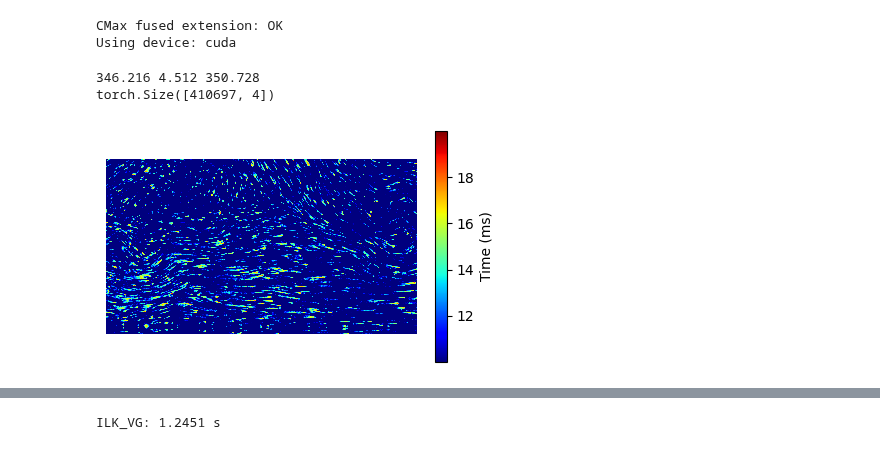
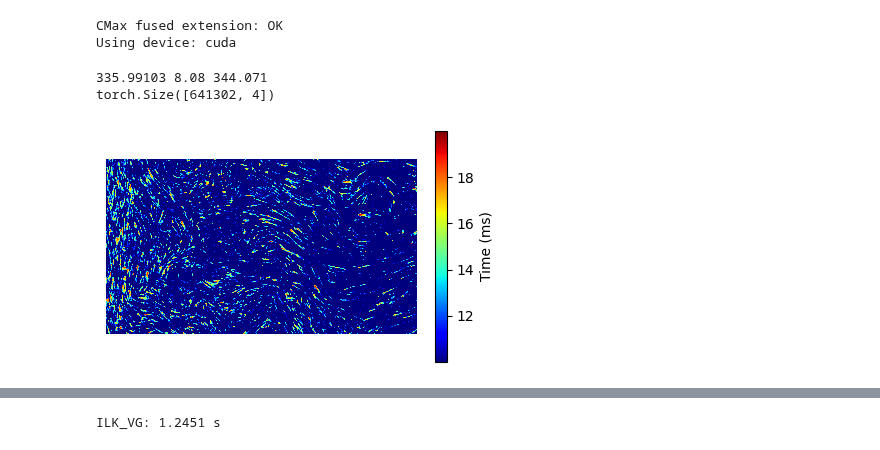
Before and after one commit to tingyu-art/AffineGS, a Jupyter notebook: EXP3.ipynb, the cells around one changed output, grey strips where cells are left out. Drawn from its saved outputs; the diff is of its cells as text; code cells hidden in the pictures.

```diff
--- a/EXP3.ipynb
+++ b/EXP3.ipynb
@@ -22,33 +22,33 @@ from gaussian_flow.training import run_gaussian_flow
 CMax fused extension: OK
 Using device: cuda
 # %%
-flow_index = 0
+flow_index = 1
 flow_names = ["ebiv","water"]
 
 cases = [
     Dict(source_type="real", path="./data/real_old/ebiv_wallflow4_dense.h5"),
     Dict(source_type="evk5", path="./data/nn1.hdf5")
 ]
 
 flow_cbar_cfgs = {
     0: dict(v_min=0.0, v_max=4.0, cbar_ticks=[0.0, 1.0, 2.0, 3.0, 4.0]),
     1: dict(v_min=0.0, v_max=2.0, cbar_ticks=[0.0, 0.5, 1.0, 1.5, 2.0]),
     # 1: dict(v_min=0.0, v_max=6.0, cbar_ticks=[0.0, 1.5, 3.0, 4.5, 6.0]),
 }
 flow_cbar_cfg = flow_cbar_cfgs[flow_index]
 flow_font_size = 12
 
 event_loader = EventManager(**cases[flow_index])
 evts, _ = event_loader.load()
 print(evts[:, 2].max()-evts[:, 2].min(), evts[:, 2].min(), evts[:, 2].max())
 
 evts1 = torch.tensor(evts[(evts[:, 2] > 10) & (evts[:, 2] < 20)]).to("cuda")
 print(evts1.shape)
 plot_event_time2d(evts1, output_file=None)
 torch.cuda.empty_cache()
 # %% [output]
-346.216 4.512 350.728
-torch.Size([410697, 4])
+335.99103 8.08 344.071
+torch.Size([641302, 4])
-[figure, old version]
+[figure, new version]
 # %%
 start = time.time()
```
Also changed, not shown: parts of 2 cells of this notebook, 5 other files.
